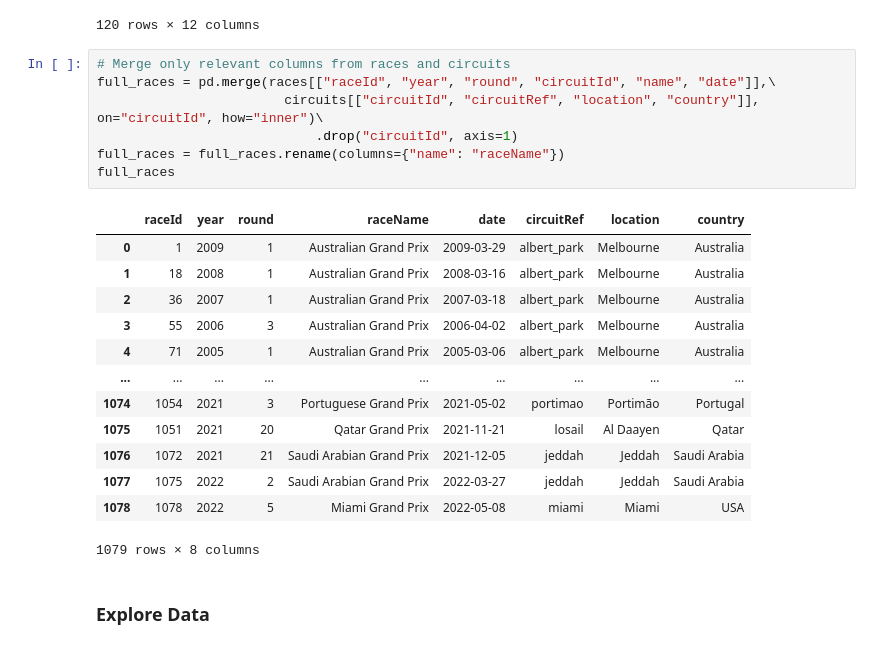
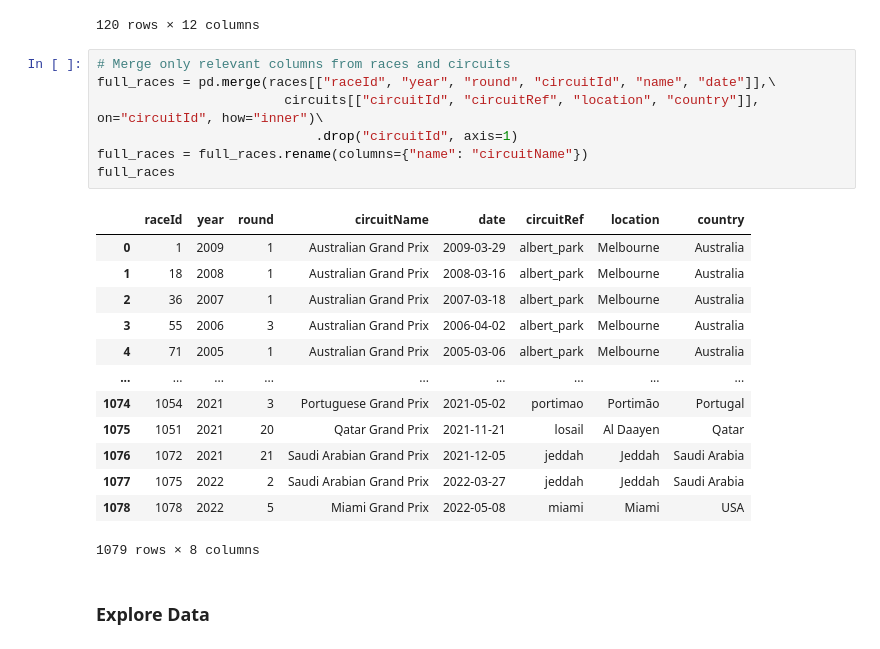
Before and after one commit to soyuz108/EDA-Formula-1-Drivers, a Jupyter notebook: drivers_analysis.ipynb, the cells around one changed output. Cells and saved outputs as stored; diff of their text form.

```diff
--- a/drivers_analysis.ipynb
+++ b/drivers_analysis.ipynb
@@ -95,12 +97,12 @@ full_sprints
 # %%
 # Merge only relevant columns from races and circuits
 full_races = pd.merge(races[["raceId", "year", "round", "circuitId", "name", "date"]],\
                         circuits[["circuitId", "circuitRef", "location", "country"]], on="circuitId", how="inner")\
                             .drop("circuitId", axis=1)
-full_races = full_races.rename(columns={"name": "raceName"})
+full_races = full_races.rename(columns={"name": "circuitName"})
 full_races
 # %% [output]
-|  | raceId | year | round | raceName | date | circuitRef | location | country |
+|  | raceId | year | round | circuitName | date | circuitRef | location | country |
 | 0 | 1 | 2009 | 1 | Australian Grand Prix | 2009-03-29 | albert_park | Melbourne | Australia |
 | 1 | 18 | 2008 | 1 | Australian Grand Prix | 2008-03-16 | albert_park | Melbourne | Australia |
 | 2 | 36 | 2007 | 1 | Australian Grand Prix | 2007-03-18 | albert_park | Melbourne | Australia |
```
Also changed, not shown: parts of 11 cells of this notebook.
